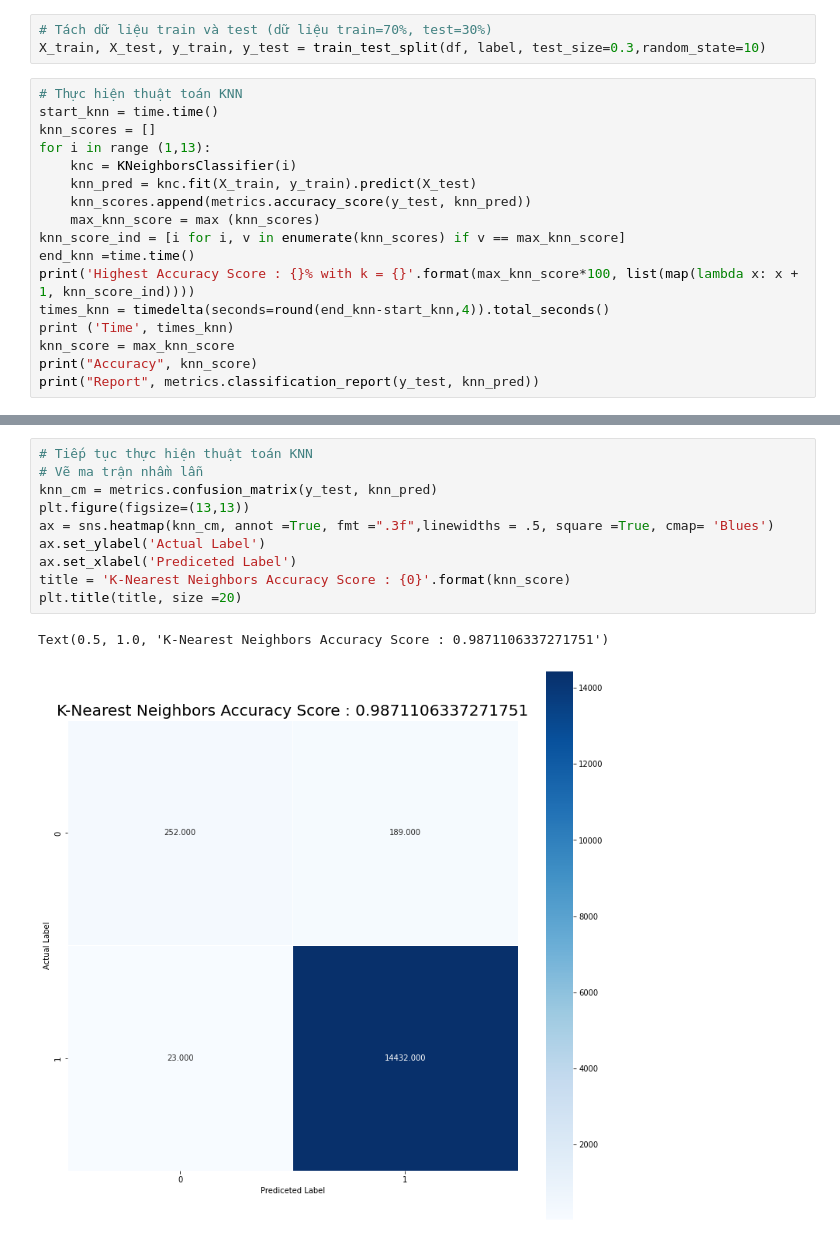
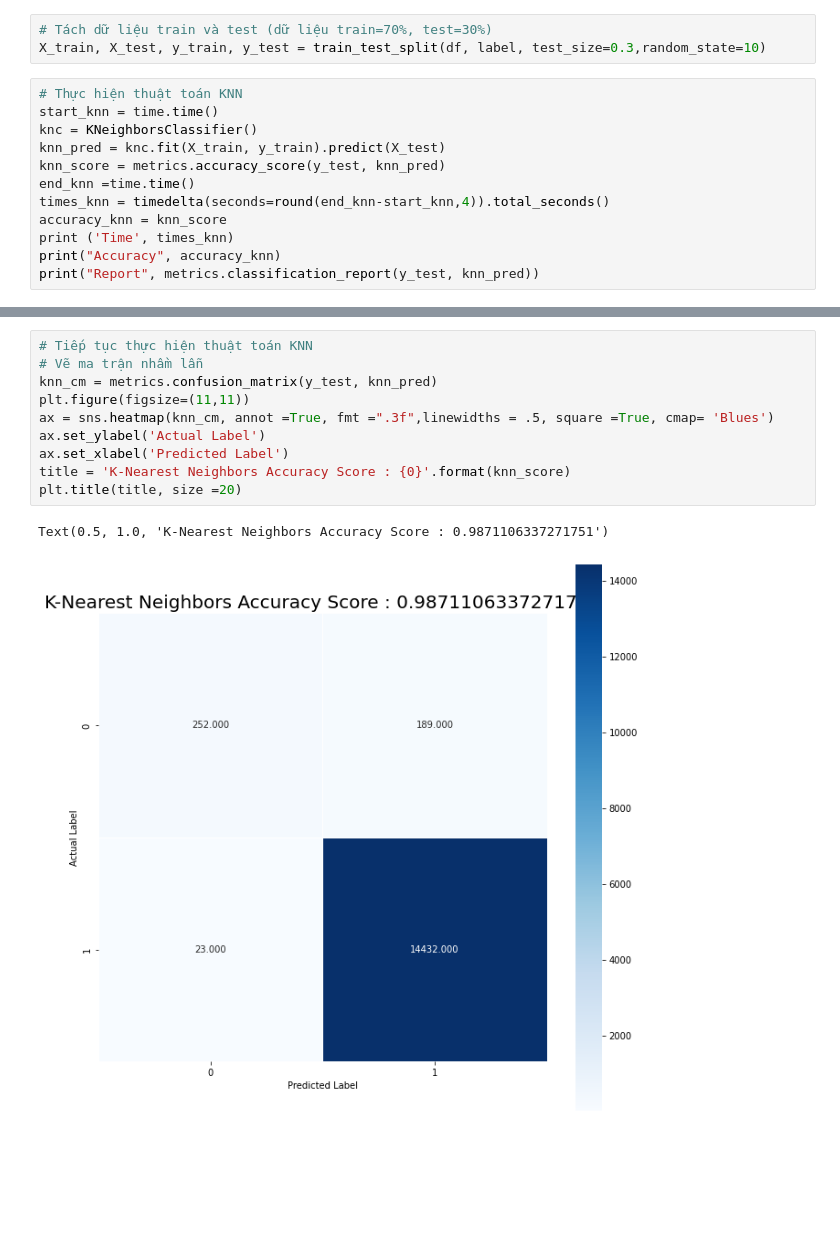
Before and after one commit to c1kk/DSS_Termination, a Jupyter notebook: DSS_Project.ipynb, the cells around one changed output, grey strips where cells are left out. Saved outputs shown, nothing was run; the diff lists cells and outputs as text; blank space fills up the shorter version.

```diff
--- a/DSS_Project.ipynb
+++ b/DSS_Project.ipynb
@@ -499,18 +501,13 @@ X_train, X_test, y_train, y_test = train_test_split(df, label, test_size=0.3,ran
 # %%
 # Thực hiện thuật toán KNN
 start_knn = time.time()
-knn_scores = []
-for i in range (1,13):
-    knc = KNeighborsClassifier(i)
-    knn_pred = knc.fit(X_train, y_train).predict(X_test)
-    knn_scores.append(metrics.accuracy_score(y_test, knn_pred))
-    max_knn_score = max (knn_scores)
-knn_score_ind = [i for i, v in enumerate(knn_scores) if v == max_knn_score]
+knc = KNeighborsClassifier()
+knn_pred = knc.fit(X_train, y_train).predict(X_test)
+knn_score = metrics.accuracy_score(y_test, knn_pred)
 end_knn =time.time()
-print('Highest Accuracy Score : {}% with k = {}'.format(max_knn_score*100, list(map(lambda x: x + 1, knn_score_ind))))
 times_knn = timedelta(seconds=round(end_knn-start_knn,4)).total_seconds()
+accuracy_knn = knn_score
 print ('Time', times_knn)
-knn_score = max_knn_score
-print("Accuracy", knn_score)
+print("Accuracy", accuracy_knn)
 print("Report", metrics.classification_report(y_test, knn_pred))
 # %% [output]
@@ -528,16 +524,16 @@ weighted avg       0.98      0.99      0.98     14896
 # %%
 # Tiếp tục thực hiện thuật toán KNN
 # Vẽ ma trận nhầm lẫn
 knn_cm = metrics.confusion_matrix(y_test, knn_pred)
-plt.figure(figsize=(13,13))
+plt.figure(figsize=(11,11))
 ax = sns.heatmap(knn_cm, annot =True, fmt =".3f",linewidths = .5, square =True, cmap= 'Blues')
 ax.set_ylabel('Actual Label')
-ax.set_xlabel('Prediceted Label')
+ax.set_xlabel('Predicted Label')
 title = 'K-Nearest Neighbors Accuracy Score : {0}'.format(knn_score)
 plt.title(title, size =20)
 # %% [output]
 Text(0.5, 1.0, 'K-Nearest Neighbors Accuracy Score : 0.9871106337271751')
-[figure, old version]
+[figure, new version]
 # %%
 # Thực hiện thuật toán Ramdom Forest
 
```
Also changed, not shown: parts of 17 cells of this notebook, 4 other files.
